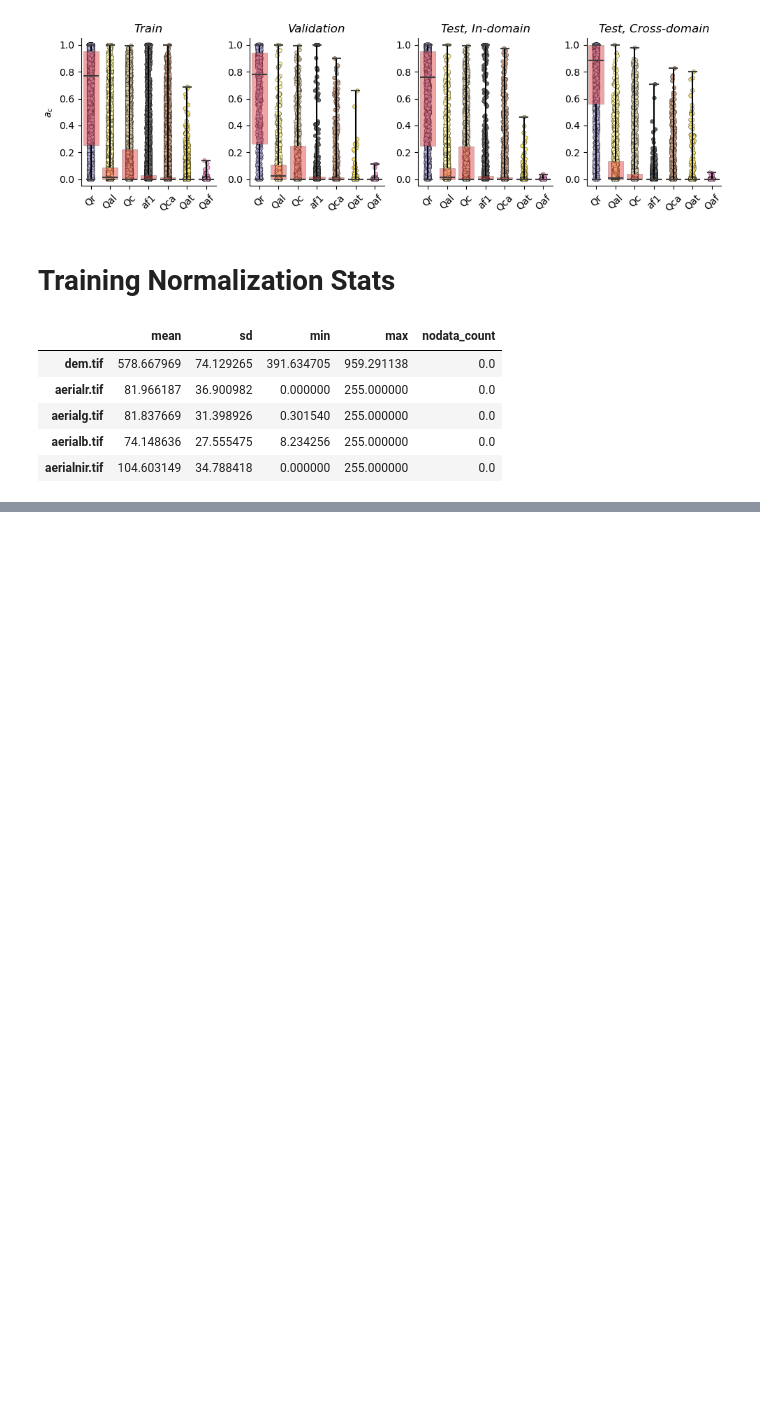
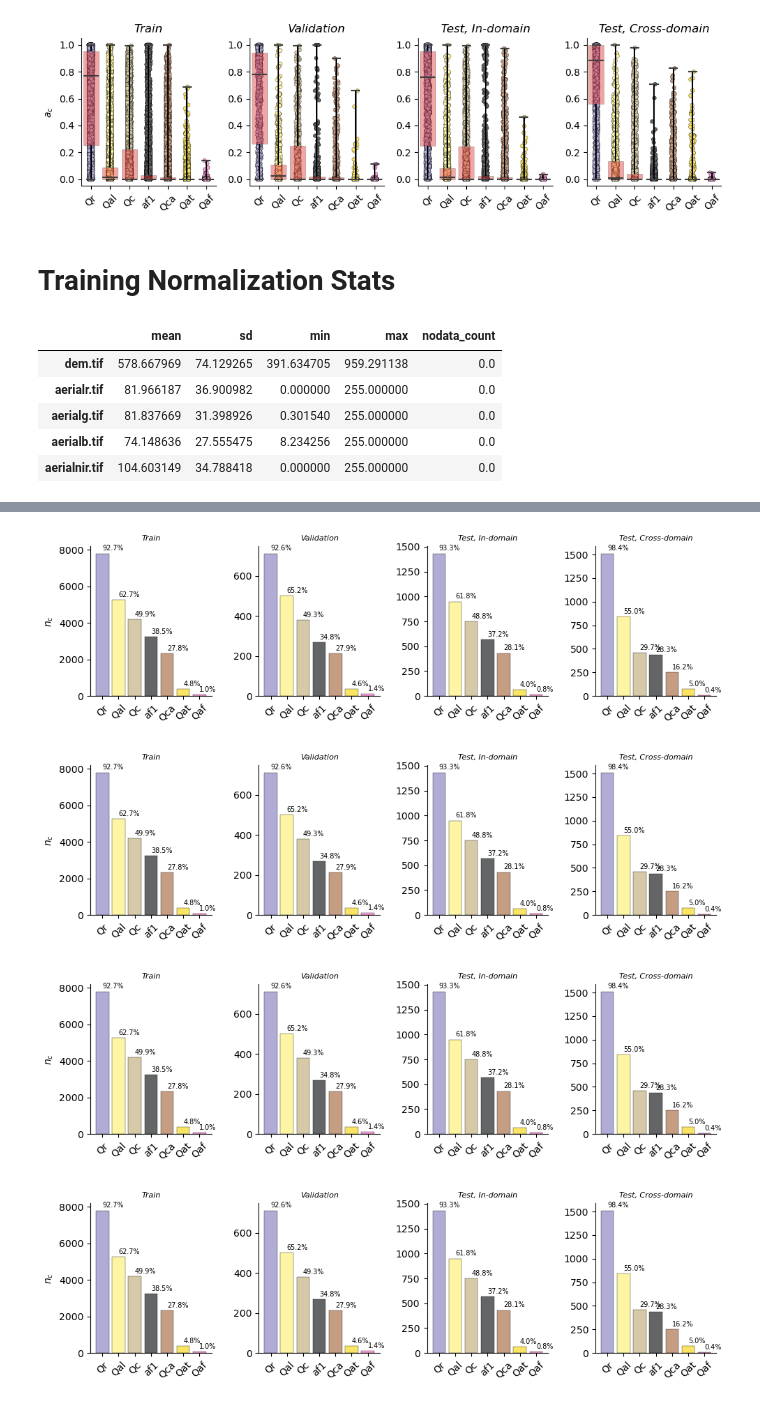
Before and after one commit to masseygeo/earthscape, a Jupyter notebook: notebooks/splits.ipynb, the cells around one changed output, grey strips where cells are left out. Cells and saved outputs as stored; diff of their text form; code cells hidden in the pictures; blank space fills up the shorter version.

Commit message:
Added four additional splits for testing variance.

```diff
--- a/notebooks/splits.ipynb
+++ b/notebooks/splits.ipynb
@@ -288,0 +334,76 @@ df_stats.head()
+# %%
+
+split_dirs = glob.glob(r'../splits/split_seed*')
+areas_path = glob.glob(f"{DATASET_DIR}/*areas.csv")[0]
+
+
+for d in split_dirs:
+
+    areas = pd.read_csv(areas_path)
+
+    split_paths = [f"{d}/train_id.geojson",
+                   f"{d}/val_id.geojson",
+                   f"{d}/test_id.geojson",
+                   f"{d}/test_cd.geojson"
+                   ]
+
+    split_dict = {}
+    order = []
+    for path in split_paths:
+        name = os.path.basename(path)
+        name = os.path.splitext(name)[0]
+        ids = gpd.read_file(path, ignore_geometry=True)['patch_id']
+        split = areas.merge(ids, how='inner', on='patch_id')
+        order = (split[split.columns[1:]] > 0).sum(axis=0).sort_values(ascending=False)
+        split_dict[name] = {}
+        split_dict[name]['ids'] = split['patch_id'].to_list()
+        split_dict[name]['areas'] = split[split.columns[1:]]
+        split_dict[name]['order'] = order
+
+
+    ##### plot class distributions of splits...
+    fig1, ax1 = plt.subplots(ncols=4, figsize=(10,3))   # class counts
+
+    for idx, split_name in enumerate(split_dict.keys()):
+        ids = split_dict[split_name]['ids']
+        areas = split_dict[split_name]['areas']
+        order = split_dict[split_name]['order']
+        percent = order.values / len(areas) * 100
+
+        # get standardized class colors (global variable from utils)
+        colors = [SG_COLORS[unit] for unit in order.index]
+
+        # frequency
+        ax1[idx].bar(x=order.index, height=order.values, lw=0.25, edgecolor='k', facecolor=colors)
+
+        for k in range(0, len(percent)):
+            s = str(round(percent[k], 1)) + '%'
+            max = order.values.max()
+            ax1[idx].text(x=order.index[k], y=order.values[k] + max*0.02, s=s, fontsize=7, rotation=0)
+
+        if 'train' in split_name:
+            split_name = 'Train'
+        elif 'val' in split_name:
+            split_name = 'Validation'
+        elif 'test_id' in split_name:
+            split_name = 'Test, In-domain'
+        else:
+            split_name = 'Test, Cross-domain'
+
+        ax1[idx].set_title(split_name, style='italic', fontsize=8)
+        ax1[idx].spines['top'].set_visible(False)
+        ax1[idx].spines['right'].set_visible(False)
+        ax1[idx].set_xticks(ax1[idx].get_xticks())
+        ax1[idx].set_xticklabels(ax1[idx].get_xticklabels(), rotation=45)
+
+    ax1[0].set_ylabel(r'$n_c$')
+
+    fig1.tight_layout()
+    # fig1.savefig(f"{ES_SPLIT_DIR}/split_frequency.png", dpi=300, bbox_inches='tight', pad_inches=0)
+    fig1.savefig(f"{d}/split_frequency.svg", format='svg', bbox_inches='tight')
+    plt.show()
+# %% [output]
+[figure, added]
+[figure, added]
+[figure, added]
+[figure, added]
```
Also changed, not shown: parts of 6 cells of this notebook, 28 other files.
